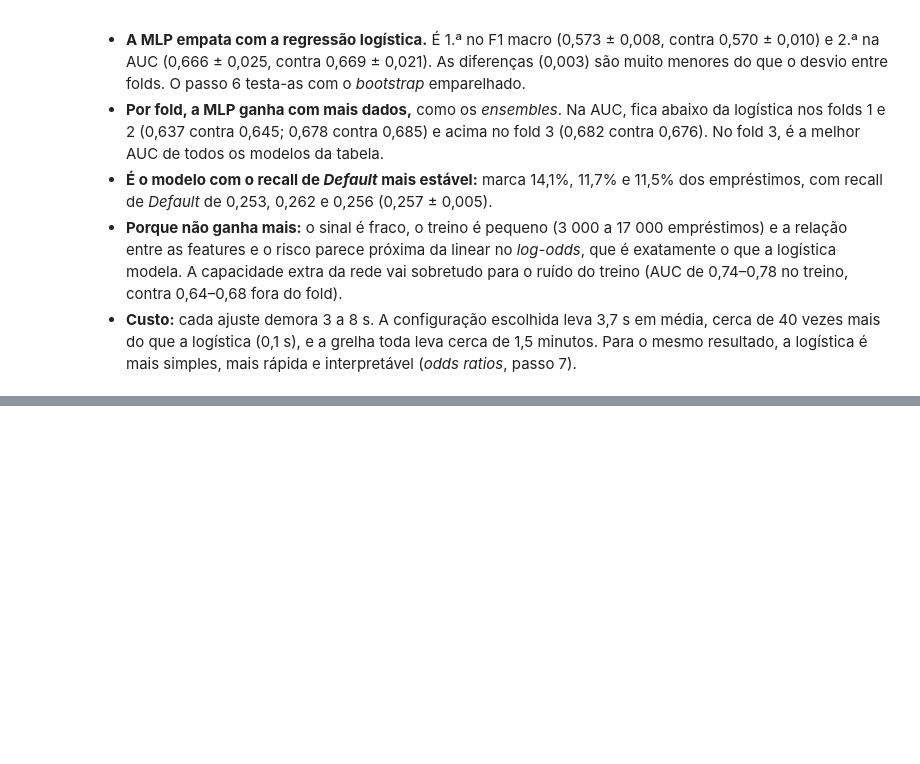
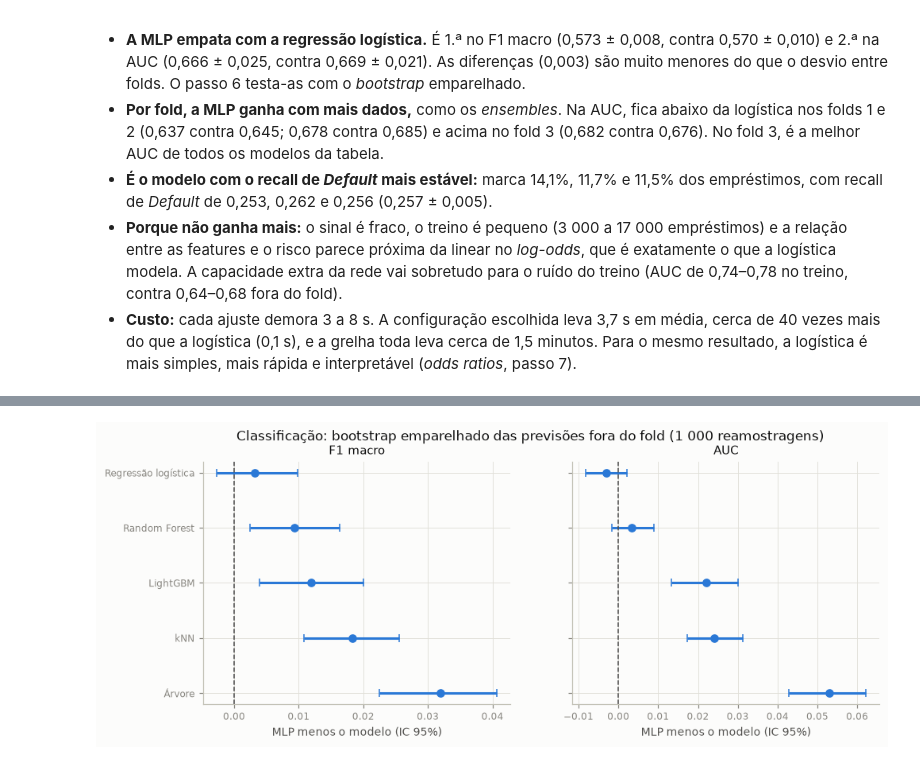
Before and after one commit to JoaoPSVieira/projeto-cd-lending-club, a Jupyter notebook: notebooks/04c_classificacao.ipynb, the cells around one changed output, grey strips where cells are left out. Cells and saved outputs as stored; diff of their text form; code cells hidden in the pictures; blank space fills up the shorter version.

```diff
--- a/notebooks/04c_classificacao.ipynb
+++ b/notebooks/04c_classificacao.ipynb
@@ -936,0 +949,11 @@ runner.comparison_table()
+# %%
+# Tabela final: a configuração escolhida de cada modelo, média ± desvio nos 3 folds
+table = runner.comparison_table()
+table.to_csv(runner.results_dir / "classification_comparison.csv")
+order = list(table.index)
+best = runner.best().set_index("model")
+chosen = {}
+for model in order:
+    cid = best.loc[model, "config_id"]
+    chosen[model] = {"cid": cid, "threshold": runner.threshold(model, cid), "oof": runner.oof(model, cid)}
+table
@@ -936,0 +1065,15 @@ runner.comparison_table()
+# %%
+# Matriz de confusão de cada fold (TN, FP, FN, TP), com a precisão e o recall de Default
+rows = []
+for model in order:
+    oof, threshold = chosen[model]["oof"], chosen[model]["threshold"]
+    for fold, part in oof.groupby("fold"):
+        matrix = confusion_table(part["y_true"], labels_from_proba(part["p_default"], threshold))
+        tn, fp = matrix.loc["Good standing"]
+        fn, tp = matrix.loc["Default"]
+        rows.append({"modelo": model, "fold": fold, "TN": tn, "FP": fp, "FN": fn, "TP": tp,
+                     "Default reais (%)": 100 * (tp + fn) / len(part),
+                     "Default previstos (%)": 100 * (tp + fp) / len(part),
+                     "precision Default": tp / (tp + fp) if tp + fp else np.nan,
+                     "recall Default": tp / (tp + fn)})
+pd.DataFrame(rows).set_index(["modelo", "fold"]).round(3)
@@ -936,0 +1169,17 @@ runner.comparison_table()
+# %%
+# Diferença entre o 1.º da tabela e cada modelo supervisionado, com o intervalo a 95%
+part = boot[(boot["modelo A"] == order[0]) & ~boot["modelo B"].isin(["Taxa do grau", "Classe maioritária"])]
+position = np.arange(len(part))[::-1]
+fig, axes = plt.subplots(1, 2, figsize=(10, 3.6), sharey=True)
+for ax, name in zip(axes, ["F1 macro", "AUC"]):
+    estimate, low, high = part[f"{name}: A - B"], part[f"{name}: IC 2,5%"], part[f"{name}: IC 97,5%"]
+    ax.errorbar(estimate, position, xerr=[estimate - low, high - estimate], fmt="o", capsize=3,
+                color=CATEGORICAL[0])
+    ax.axvline(0, color="0.3", linewidth=1, linestyle="--")
+    ax.set(title=name, xlabel=f"{order[0]} menos o modelo (IC 95%)")
+axes[0].set_yticks(position, labels=part["modelo B"])
+fig.suptitle("Classificação: bootstrap emparelhado das previsões fora do fold (1 000 reamostragens)")
+fig.savefig(config.FIGURES_DIR / "mod_cls_bootstrap.png")
+plt.show()
+# %% [output]
+[figure, added]
```
Also changed, not shown: parts of 12 cells of this notebook, 4 other files.
